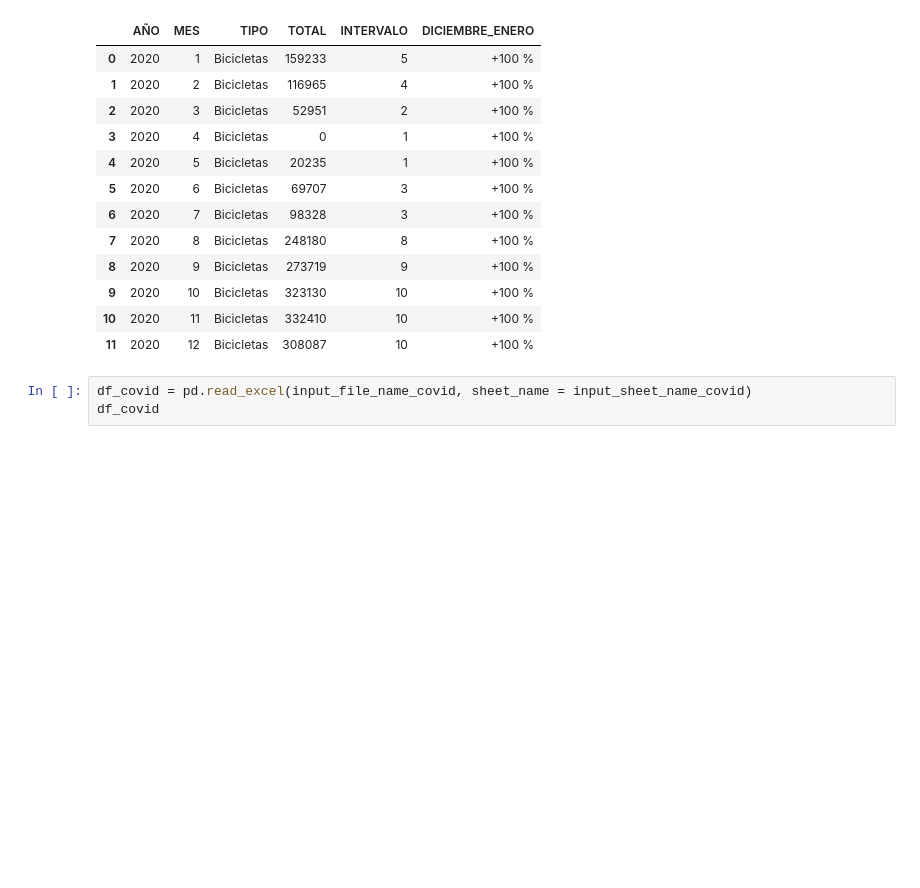
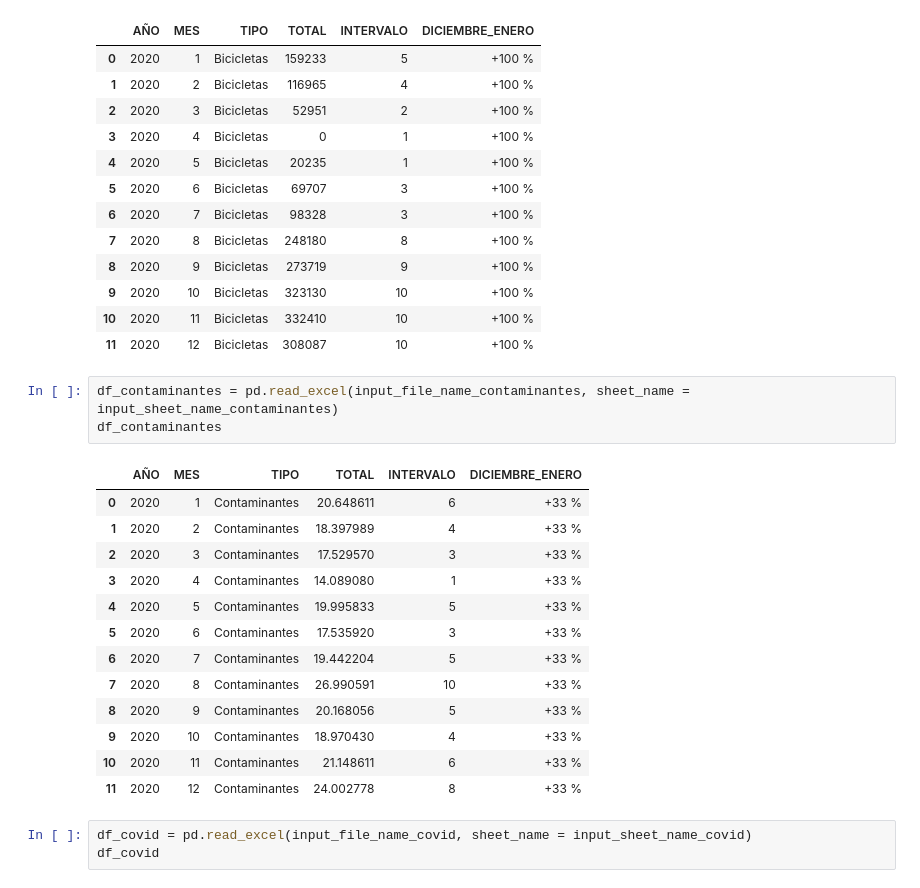
Before and after one commit to fernandorgonzalez/cursos-eant-python_data_analytics-proyecto, a Jupyter notebook: pda-lm-n-294-1.ipynb, the cells around one changed output. Cells and saved outputs as stored; diff of their text form; blank space fills up the shorter version.

```diff
--- a/pda-lm-n-294-1.ipynb
+++ b/pda-lm-n-294-1.ipynb
@@ -35,6 +36,23 @@ df_bicicletas
 | 9 | 2020 | 10 | Bicicletas | 323130 | 10 | +100 % |
 | 10 | 2020 | 11 | Bicicletas | 332410 | 10 | +100 % |
 | 11 | 2020 | 12 | Bicicletas | 308087 | 10 | +100 % |
+# %%
+df_contaminantes = pd.read_excel(input_file_name_contaminantes, sheet_name = input_sheet_name_contaminantes)
+df_contaminantes
+# %% [output]
+|  | AÑO | MES | TIPO | TOTAL | INTERVALO | DICIEMBRE_ENERO |
+| 0 | 2020 | 1 | Contaminantes | 20.648611 | 6 | +33 % |
+| 1 | 2020 | 2 | Contaminantes | 18.397989 | 4 | +33 % |
+| 2 | 2020 | 3 | Contaminantes | 17.529570 | 3 | +33 % |
+| 3 | 2020 | 4 | Contaminantes | 14.089080 | 1 | +33 % |
+| 4 | 2020 | 5 | Contaminantes | 19.995833 | 5 | +33 % |
+| 5 | 2020 | 6 | Contaminantes | 17.535920 | 3 | +33 % |
+| 6 | 2020 | 7 | Contaminantes | 19.442204 | 5 | +33 % |
+| 7 | 2020 | 8 | Contaminantes | 26.990591 | 10 | +33 % |
+| 8 | 2020 | 9 | Contaminantes | 20.168056 | 5 | +33 % |
+| 9 | 2020 | 10 | Contaminantes | 18.970430 | 4 | +33 % |
+| 10 | 2020 | 11 | Contaminantes | 21.148611 | 6 | +33 % |
+| 11 | 2020 | 12 | Contaminantes | 24.002778 | 8 | +33 % |
 # %%
 df_covid = pd.read_excel(input_file_name_covid, sheet_name = input_sheet_name_covid)
 df_covid
```
Also changed, not shown: parts of 9 cells of this notebook, 1 other file.
